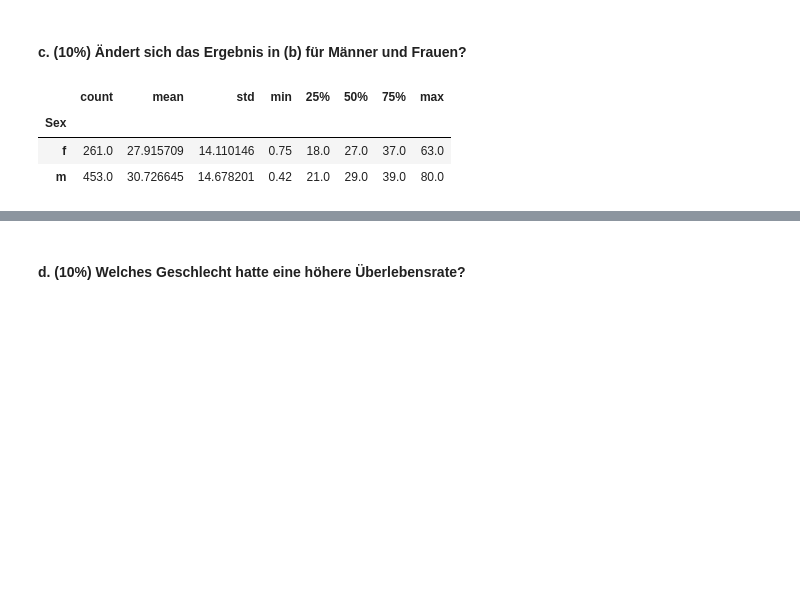
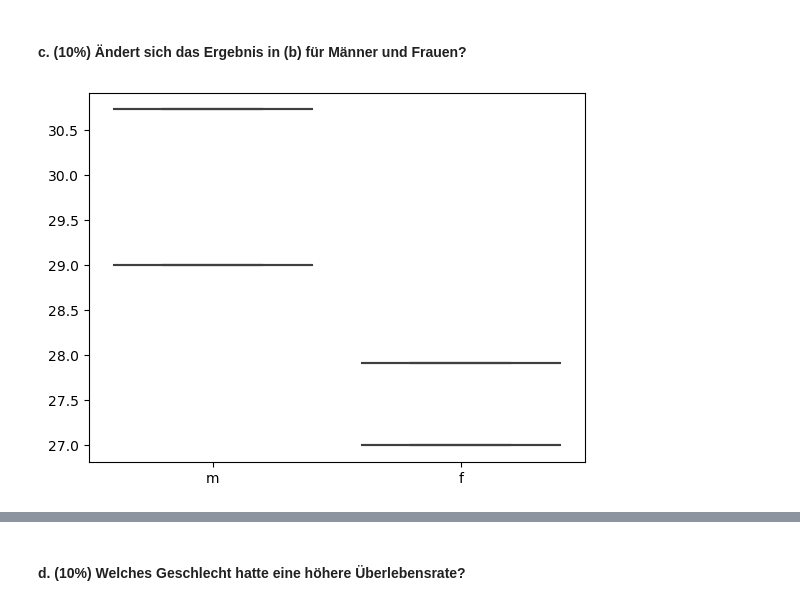
Before and after one commit to olehae/DS1, a Jupyter notebook: Hausaufgabe04.ipynb, the cells around one changed output, grey strips where cells are left out. Cells and saved outputs as stored; diff of their text form; code cells hidden in the pictures; blank space fills up the shorter version.

```diff
--- a/Hausaufgabe04.ipynb
+++ b/Hausaufgabe04.ipynb
@@ -204,10 +204,17 @@ Mean: 29.69911764705882
 [figure]
 # %% [markdown]
 #### c. (10%) Ändert sich das Ergebnis in (b) für Männer und Frauen?
-# %%
-titanic.groupby(['Sex'])['Age'].describe()
-# %% [output]
-|  | count | mean | std | min | 25% | 50% | 75% | max |
-| Sex |  |  |  |  |  |  |  |  |
-| f | 261.0 | 27.915709 | 14.110146 | 0.75 | 18.0 | 27.0 | 37.0 | 63.0 |
-| m | 453.0 | 30.726645 | 14.678201 | 0.42 | 21.0 | 29.0 | 39.0 | 80.0 |
+# %%
+#fig, ax = plt.subplots(figsize=(5, 5))
+mean = titanic.groupby(['Sex'])['Age'].mean()
+mean_m = titanic.loc[titanic['Sex'] == 'm', 'Age'].mean()
+mean_f = titanic.loc[titanic['Sex'] == 'f', 'Age'].mean()
+median_m = titanic.loc[titanic['Sex'] == 'm', 'Age'].median()
+median_f = titanic.loc[titanic['Sex'] == 'f', 'Age'].median()
+x = ['m', 'f']
+y1 = [mean_m, mean_f]
+y2 = [median_m, median_f]
+g = sns.boxplot(x=x, y=y1)
+f = sns.boxplot(x=x, y=y2)
+# %% [output]
+[figure, added]
```
Also changed, not shown: parts of 6 cells of this notebook, 2 other files.
